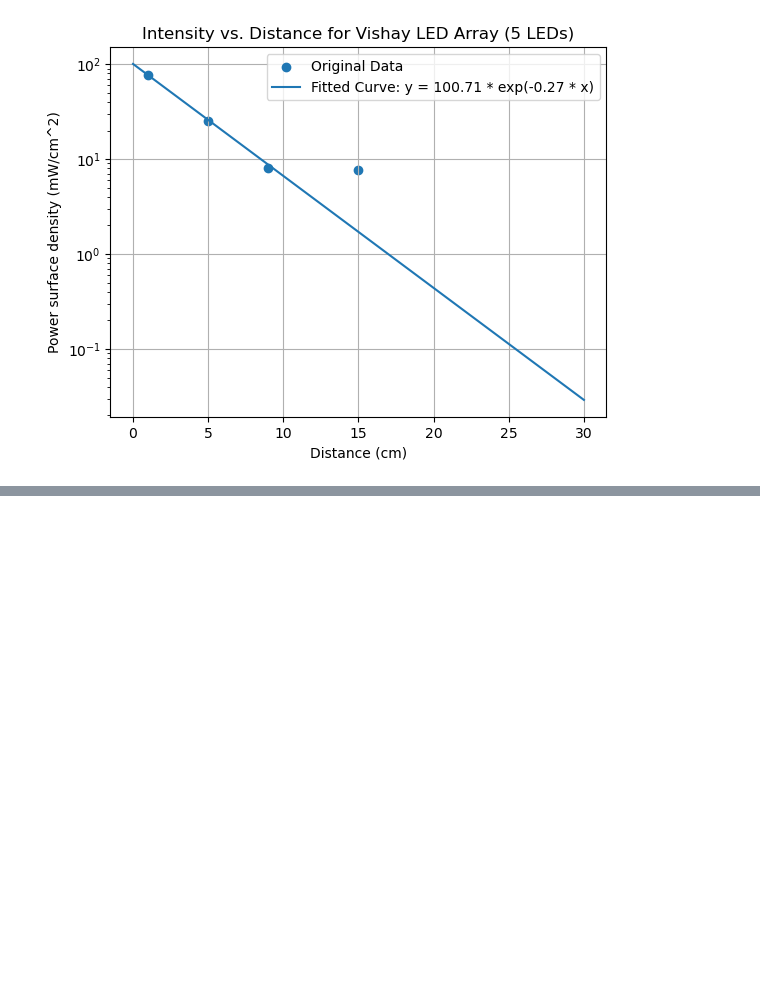
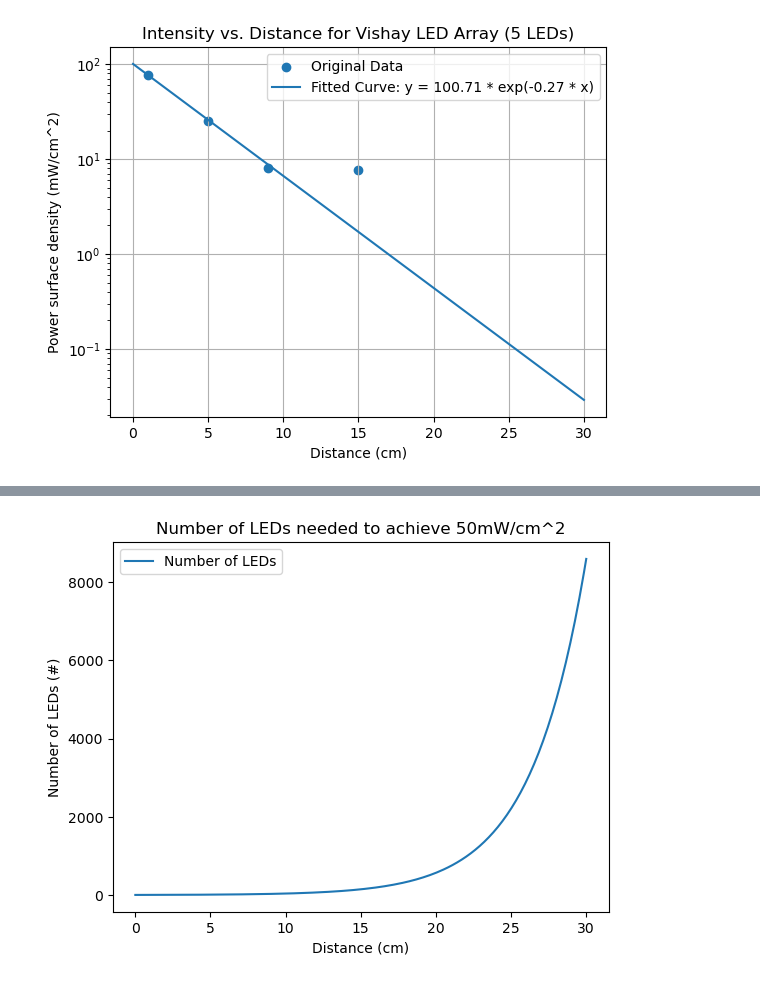
Before and after one commit to feqksa/SomniBrain, a Jupyter notebook: vishay_density.ipynb, the cells around one changed output, grey strips where cells are left out. Saved outputs shown, nothing was run; the diff lists cells and outputs as text; code cells hidden in the pictures; blank space fills up the shorter version.

```diff
--- a/vishay_density.ipynb
+++ b/vishay_density.ipynb
@@ -108,0 +125,11 @@ plt.show()
+# %%
+numberLEDs = 50/y_fit_1
+# Plot the number of led needed per distance to achieve
+plt.plot(x_fit, numberLEDs, label=f'Number of LEDs')
+plt.xlabel('Distance (cm)')
+plt.ylabel('Number of LEDs (#)')
+plt.legend()
+plt.title(f"Number of LEDs needed to achieve 50mW/cm^2")
+plt.show()
+# %% [output]
+[figure, added]
```
Also changed, not shown: parts of 2 cells of this notebook.
